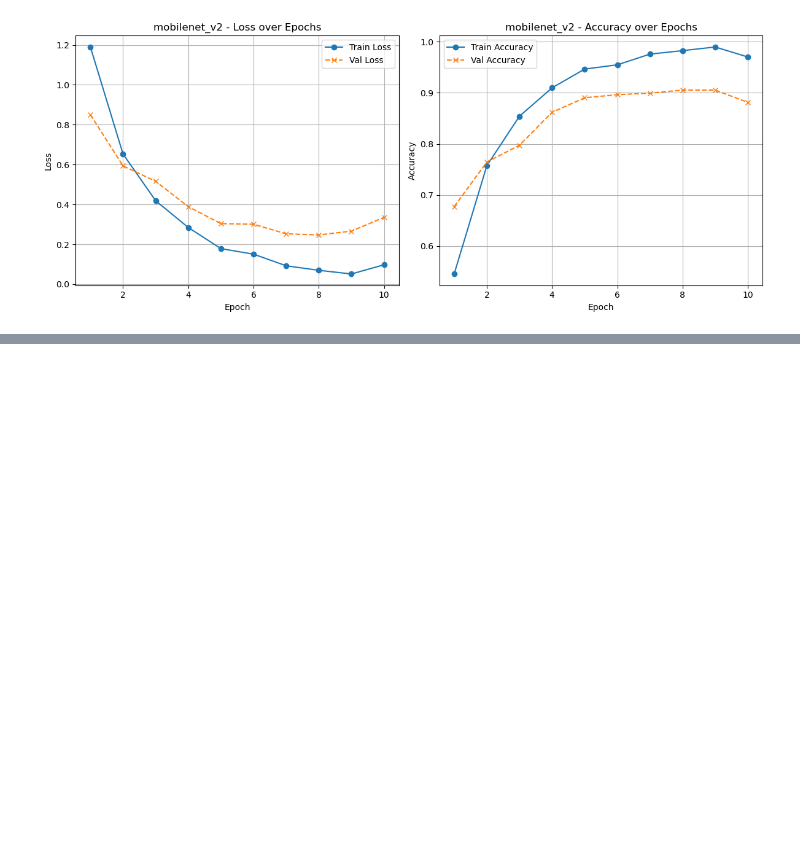
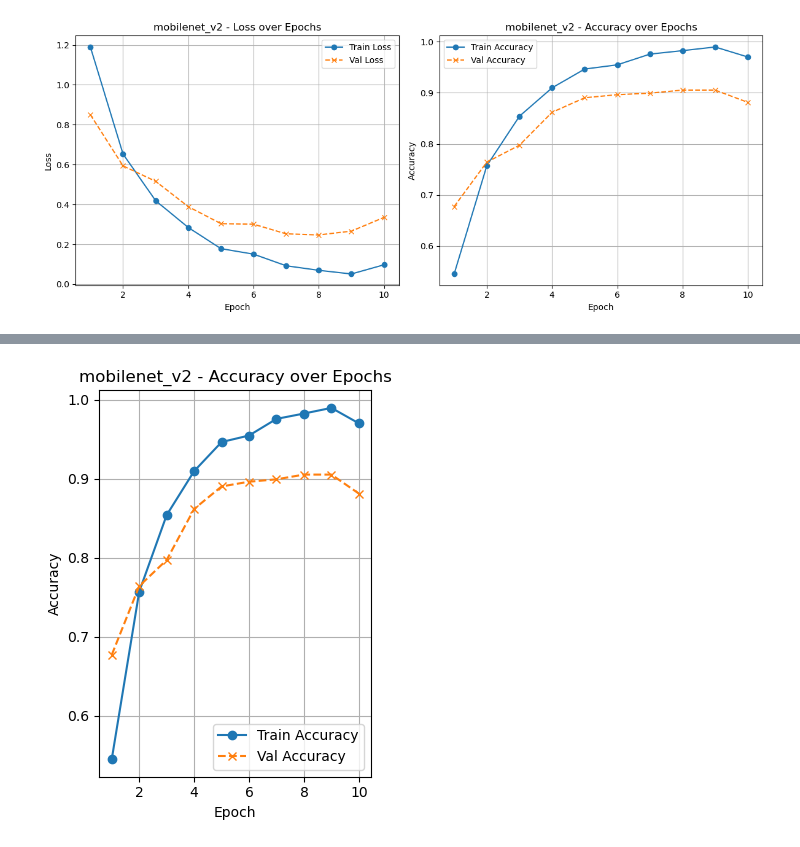
Before and after one commit to SpoorthiKalakuntla/GazelleforCervicalCancerwithComparisions, a Jupyter notebook: gazelle3.ipynb, the cells around one changed output, grey strips where cells are left out. Cells and saved outputs as stored; diff of their text form; code cells hidden in the pictures; blank space fills up the shorter version.

```diff
--- a/gazelle3.ipynb
+++ b/gazelle3.ipynb
@@ -947,0 +1034,19 @@ for name, h in histories.items():
+# %%
+  # --- Accuracy Plot ---
+epochs = range(1, num_epochs + 1)
+
+for name, h in histories.items():
+    plt.figure(figsize=(12, 5))
+    plt.subplot(1, 2, 2)
+plt.plot(epochs, h['train_acc'], label='Train Accuracy', marker='o')
+plt.plot(epochs, h['val_acc'], label='Val Accuracy', linestyle='--', marker='x')
+plt.title(f'{name} - Accuracy over Epochs')
+plt.xlabel('Epoch')
+plt.ylabel('Accuracy')
+plt.legend()
+plt.grid(True)
+
+plt.tight_layout()
+plt.show()
+# %% [output]
+[figure, added]
```
Also changed, not shown: parts of 3 cells of this notebook.
